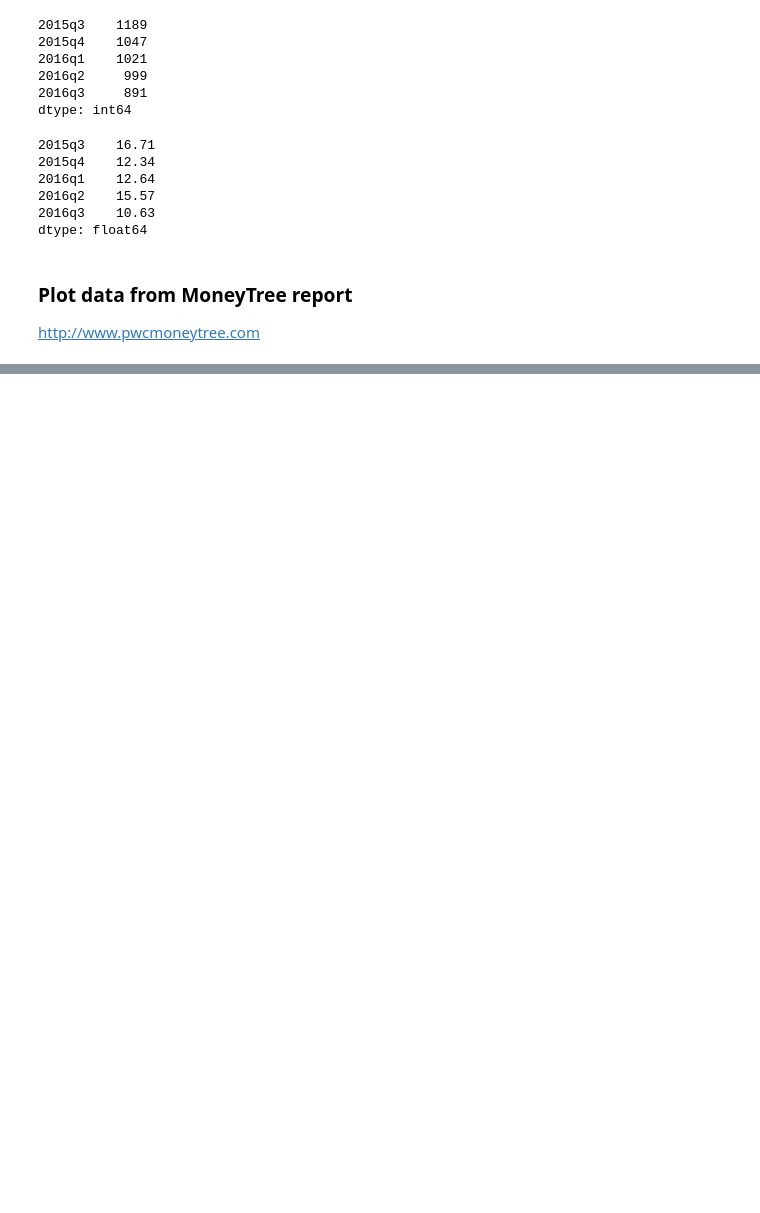
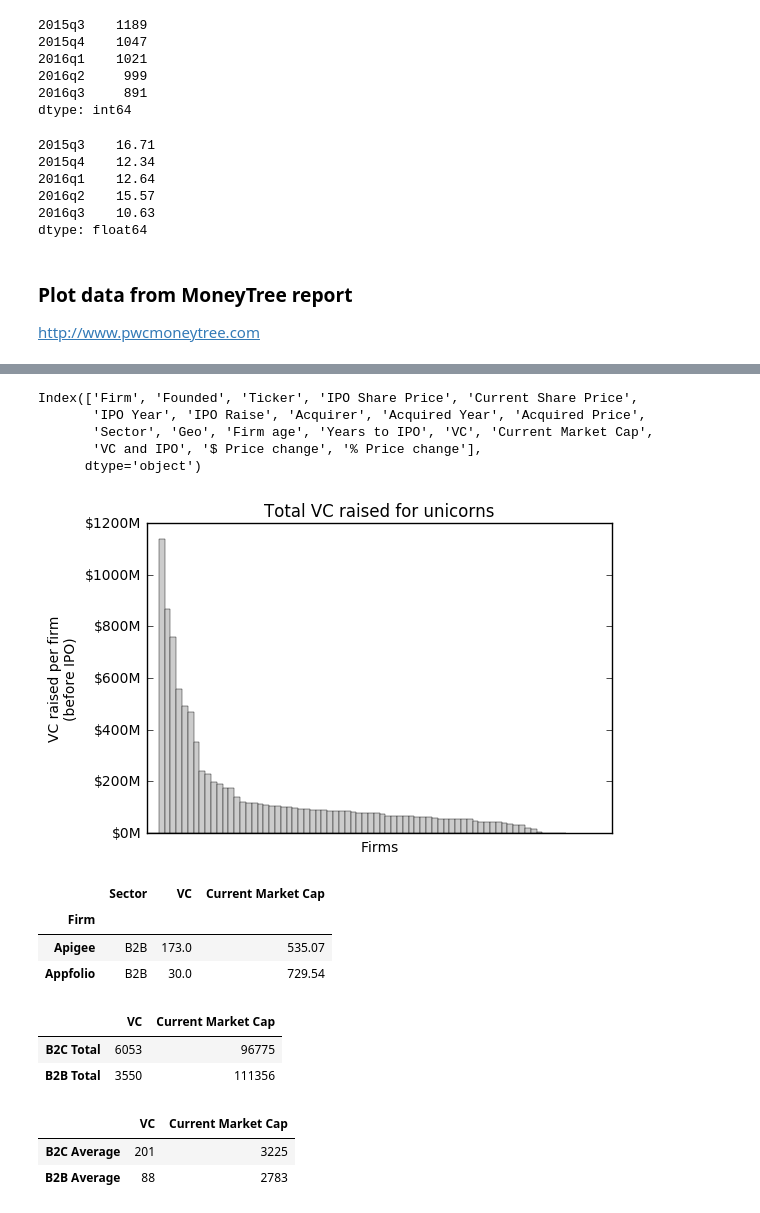
Before and after one commit to DavidDobr/icef_thesis, a Jupyter notebook: dobrinskiy_thesis_v2_october.ipynb, the cells around one changed output, grey strips where cells are left out. Saved outputs shown, nothing was run; the diff lists cells and outputs as text; code cells hidden in the pictures; blank space fills up the shorter version.

```diff
--- a/dobrinskiy_thesis_v2_october.ipynb
+++ b/dobrinskiy_thesis_v2_october.ipynb
@@ -481,0 +325,3 @@ y~X9 -0.95
+# %%
+mask = most_funded['Firm'] == 'Facebook'
+most_funded[mask]
@@ -481,0 +332,3 @@ y~X9 -0.95
+# %%
+# removing Facebook
+most_funded = most_funded[~mask]
@@ -481,0 +357,71 @@ y~X9 -0.95
+# %%
+cols = most_funded.columns[:2].append(most_funded.columns[22:])
+cols
+# %% [output]
+Index(['Firm', 'Founded', 'Ticker', 'IPO Share Price', 'Current Share Price',
+       'IPO Year', 'IPO Raise', 'Acquirer', 'Acquired Year', 'Acquired Price',
+       'Sector', 'Geo', 'Firm age', 'Years to IPO', 'VC', 'Current Market Cap',
+       'VC and IPO', '$ Price change', '% Price change'],
+      dtype='object')
+# %%
+# remove individual funding rounds - we'll only analyze aggregates
+most_funded = most_funded[cols]
+# %%
+from matplotlib.ticker import FuncFormatter
+
+x = most_funded['Firm']
+y = sorted(most_funded['VC'], reverse=True)
+
+def millions(x, pos):
+    'The two args are the value and tick position'
+    return '$%1.0fM' % (x)
+
+formatter = FuncFormatter(millions)
+
+fig, ax = plt.subplots(figsize=(6,4), dpi=200)
+ax.yaxis.set_major_formatter(formatter)
+
+#plt.figure(figsize=(6,4), dpi=200)
+
+# Create a new subplot from a grid of 1x1
+# plt.subplot(111)
+plt.title("Total VC raised for unicorns")
+plt.bar(range(len(x)+2), [0,0]+y, width = 1, facecolor='0.80', edgecolor='k', linewidth=0.3)
+
+plt.ylabel('VC raised per firm\n(before IPO)')
+
+# plt.set_xticks(x)                   # set 1 tick per year
+plt.xlabel('Firms')
+plt.xticks([])
+
+plt.show()
+# %% [output]
+[figure, added]
+# %%
+cols = ['Firm', 'Sector', 'VC', 'Current Market Cap']
+df = most_funded[cols]
+df.set_index('Firm', inplace = True)
+df.head(2)
+# %% [output]
+|  | Sector | VC | Current Market Cap |
+| Firm |  |  |  |
+| Apigee | B2B | 173.0 | 535.07 |
+| Appfolio | B2B | 30.0 | 729.54 |
+# %%
+tmp = df.groupby('Sector').sum().applymap(int)
+tmp.index += ' Total'
+tmp.sort_index(ascending=False, inplace = True)
+tmp
+# %% [output]
+|  | VC | Current Market Cap |
+| B2C Total | 6053 | 96775 |
+| B2B Total | 3550 | 111356 |
+# %%
+tmp2 = df.groupby('Sector').mean().applymap(int)
+tmp2.index += ' Average'
+tmp2.sort_index(ascending=False, inplace = True)
+tmp2
+# %% [output]
+|  | VC | Current Market Cap |
+| B2C Average | 201 | 3225 |
+| B2B Average | 88 | 2783 |
```
Also changed, not shown: parts of 57 cells of this notebook.
